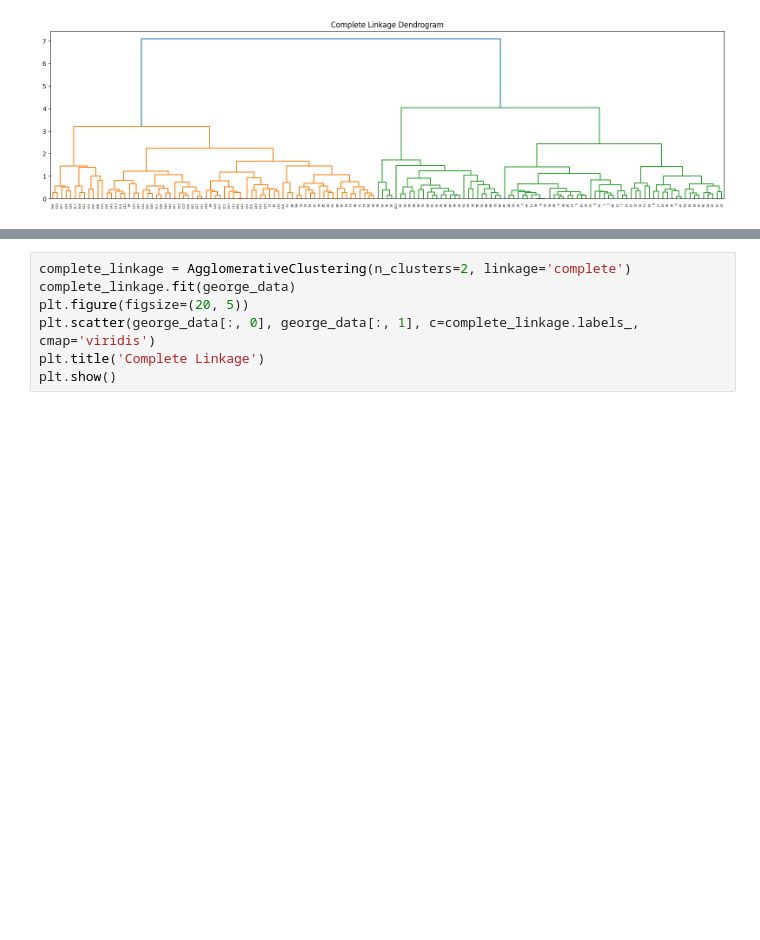
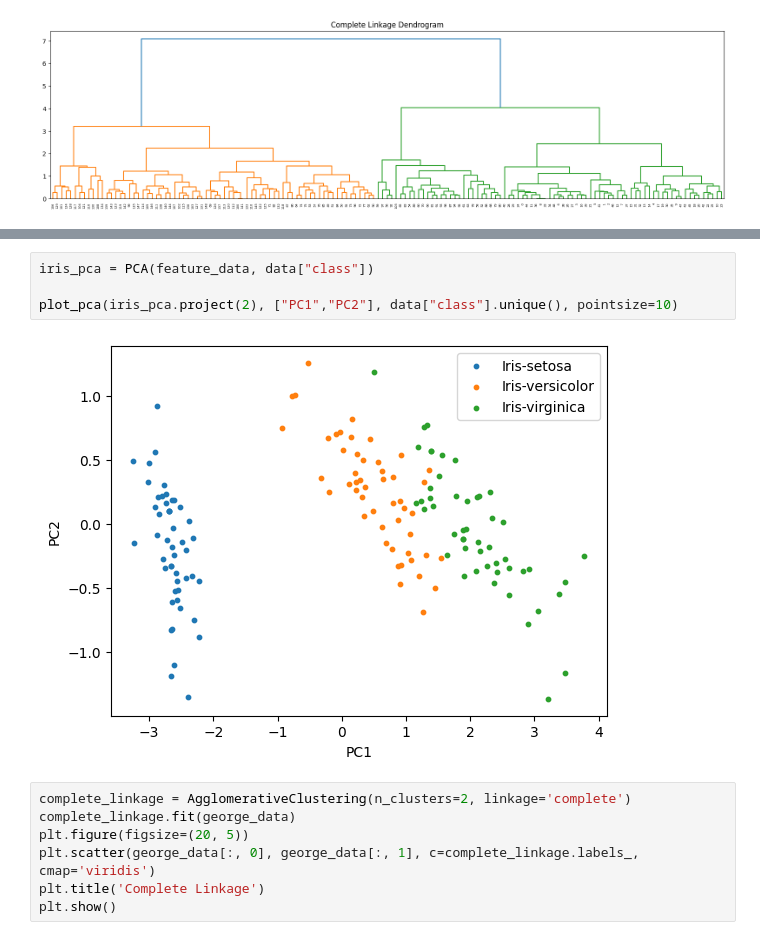
Before and after one commit to tung-ngt/ml2, a Jupyter notebook: labwork2/novete/iris_ahc.ipynb, the cells around one changed output, grey strips where cells are left out. Saved outputs shown, nothing was run; the diff lists cells and outputs as text; blank space fills up the shorter version.

```diff
--- a/labwork2/novete/iris_ahc.ipynb
+++ b/labwork2/novete/iris_ahc.ipynb
@@ -86,3 +87,9 @@ plt.show()
+# %%
+iris_pca = PCA(feature_data, data["class"])
+
+plot_pca(iris_pca.project(2), ["PC1","PC2"], data["class"].unique(), pointsize=10)
+# %% [output]
+[figure, added]
 # %%
 complete_linkage = AgglomerativeClustering(n_clusters=2, linkage='complete')
 complete_linkage.fit(george_data)
```
Also changed, not shown: parts of 6 cells of this notebook.
